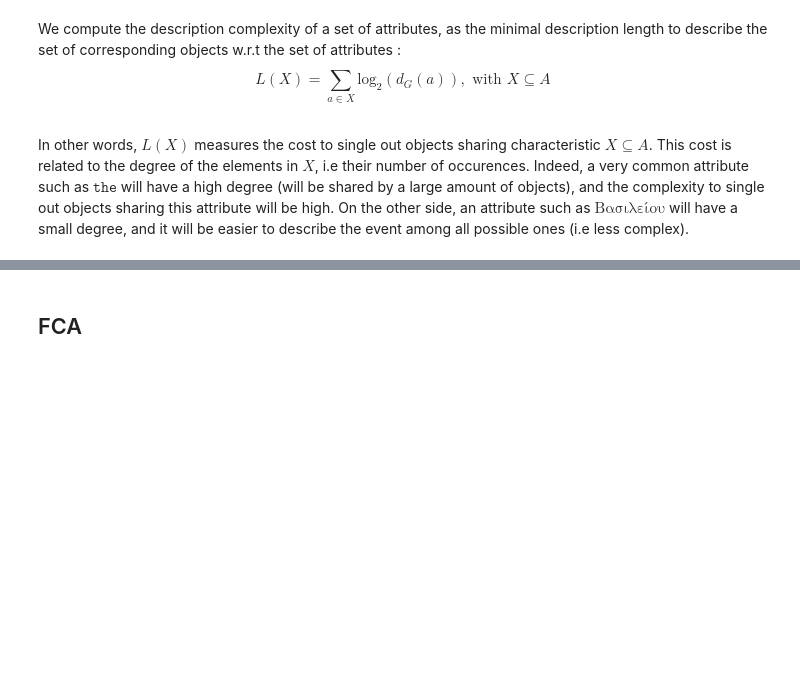
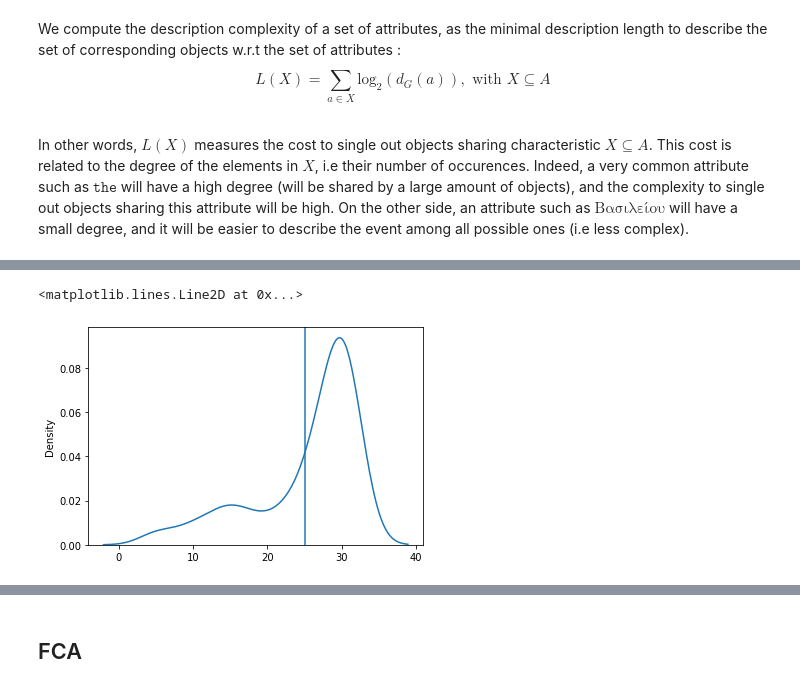
Before and after one commit to Co-MEG/CoMEG, a Jupyter notebook: notebooks/interst_pattern_mining.ipynb, the cells around one changed output, grey strips where cells are left out. Drawn from its saved outputs; the diff is of its cells as text; code cells hidden in the pictures; blank space fills up the shorter version.

```diff
--- a/notebooks/interst_pattern_mining.ipynb
+++ b/notebooks/interst_pattern_mining.ipynb
@@ -266,3 +272,15 @@ plt.legend();
+# %%
+from collections import defaultdict
+
+complexity_gen_graphs = defaultdict(list)
+
+for num_n in range(adjacency.shape[0])[3:100]:
+    for j in range(30):
+        for p in [0.1, 0.2, 0.3, 0.4, 0.5, 0.6, 0.7, 0.8, 0.9]:
+            random_g = build_random_graph(num_n, p)
+            if random_g is not None:
+                mdl = mdl_graph(random_g)
+                complexity_gen_graphs[num_n].append(mdl)
 # %%
 def mdl_attr(attrs, occurences):
     """Minimum Description Length of a set of attributes w.r.t their number of occurences in vocabulary.
@@ -537,0 +669,6 @@ In other words, $L(X)$ measures the cost to single out objects sharing character
+# %%
+sns.kdeplot(complexity_gen_graphs.get(5))
+plt.axvline(x=25)
+# %% [output]
+<matplotlib.lines.Line2D at 0x...>
+[figure, added]
```
Also changed, not shown: parts of 7 cells of this notebook.
